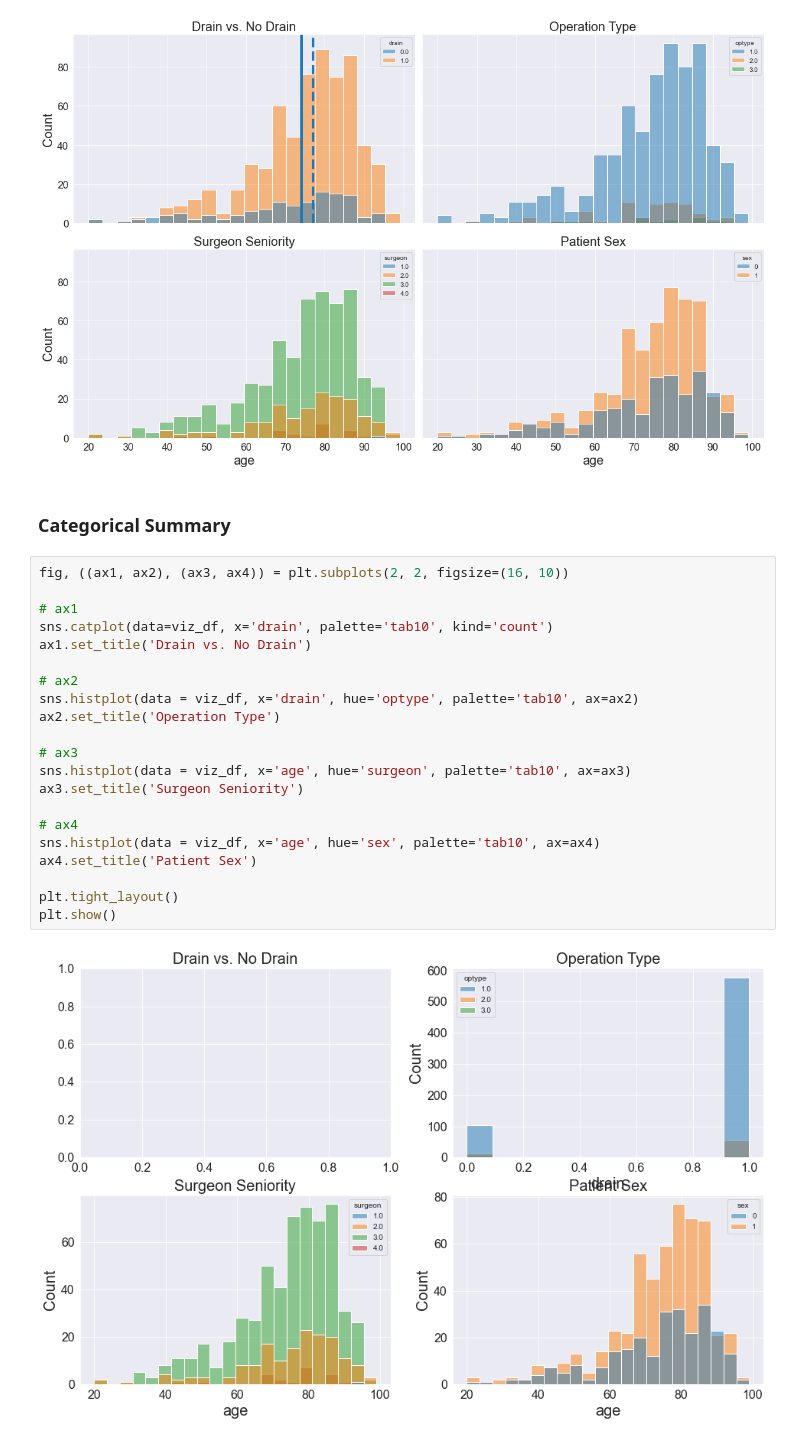
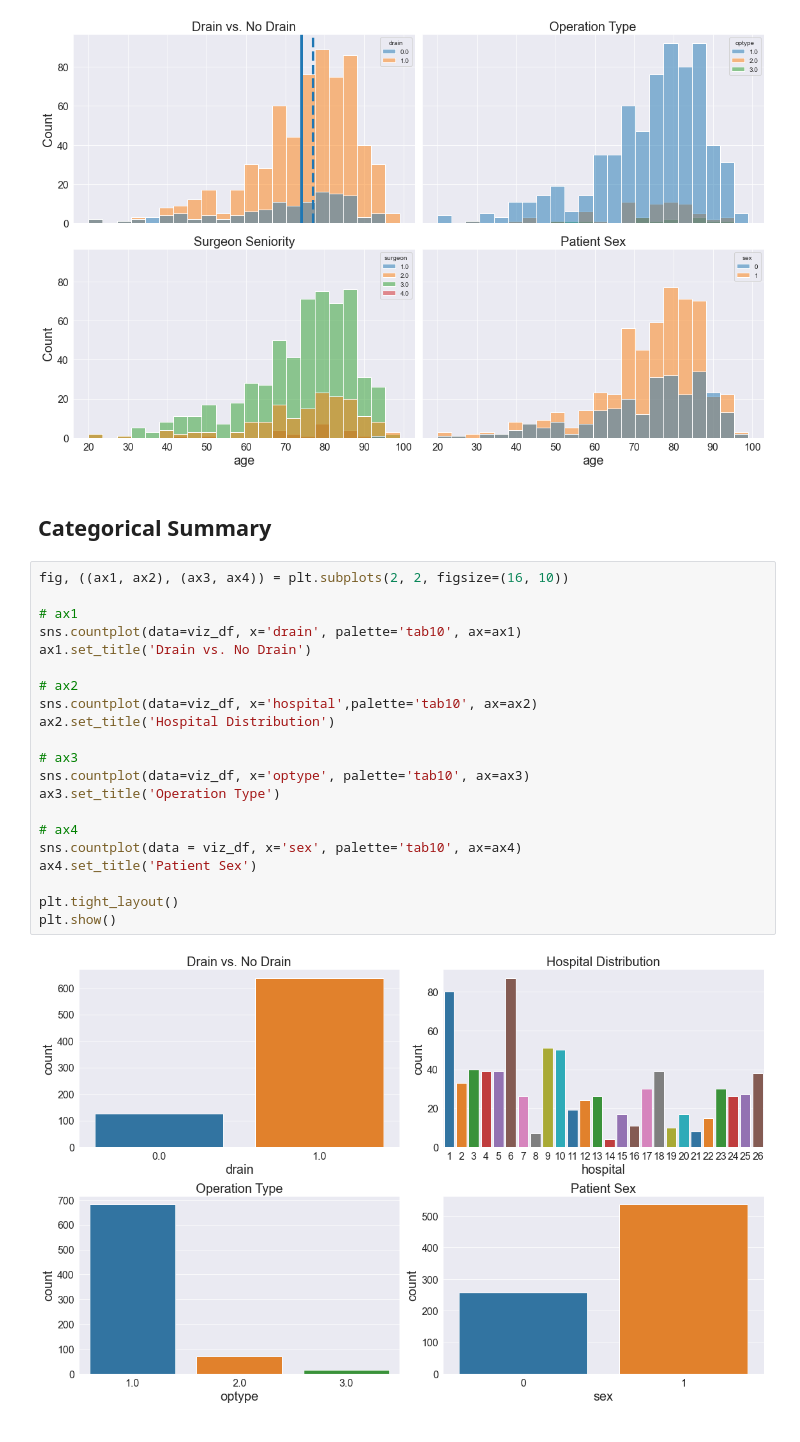
Before and after one commit to c-abbott/surviving-the-icu, a Jupyter notebook: notebooks/csdh_eda.ipynb, the cells around one changed output. Drawn from its saved outputs; the diff is of its cells as text.

Commit message:
New visualizations created :art:

```diff
--- a/notebooks/csdh_eda.ipynb
+++ b/notebooks/csdh_eda.ipynb
@@ -80,27 +85,27 @@ plt.show()
 # %% [output]
 [figure]
 # %% [markdown]
-### Categorical Summary
+## Categorical Summary
 # %%
 fig, ((ax1, ax2), (ax3, ax4)) = plt.subplots(2, 2, figsize=(16, 10))
 
 # ax1
-sns.catplot(data=viz_df, x='drain', palette='tab10', kind='count')
+sns.countplot(data=viz_df, x='drain', palette='tab10', ax=ax1)
 ax1.set_title('Drain vs. No Drain')
 
 # ax2
-sns.histplot(data = viz_df, x='drain', hue='optype', palette='tab10', ax=ax2)
-ax2.set_title('Operation Type')
+sns.countplot(data=viz_df, x='hospital',palette='tab10', ax=ax2)
+ax2.set_title('Hospital Distribution')
 
 # ax3
-sns.histplot(data = viz_df, x='age', hue='surgeon', palette='tab10', ax=ax3)
-ax3.set_title('Surgeon Seniority')
+sns.countplot(data=viz_df, x='optype', palette='tab10', ax=ax3)
+ax3.set_title('Operation Type')
 
 # ax4
-sns.histplot(data = viz_df, x='age', hue='sex', palette='tab10', ax=ax4)
+sns.countplot(data = viz_df, x='sex', palette='tab10', ax=ax4)
 ax4.set_title('Patient Sex')
 
 plt.tight_layout()
 plt.show()
 # %% [output]
-[figure, old version]
+[figure, new version]
```
Also changed, not shown: parts of 25 cells of this notebook.
